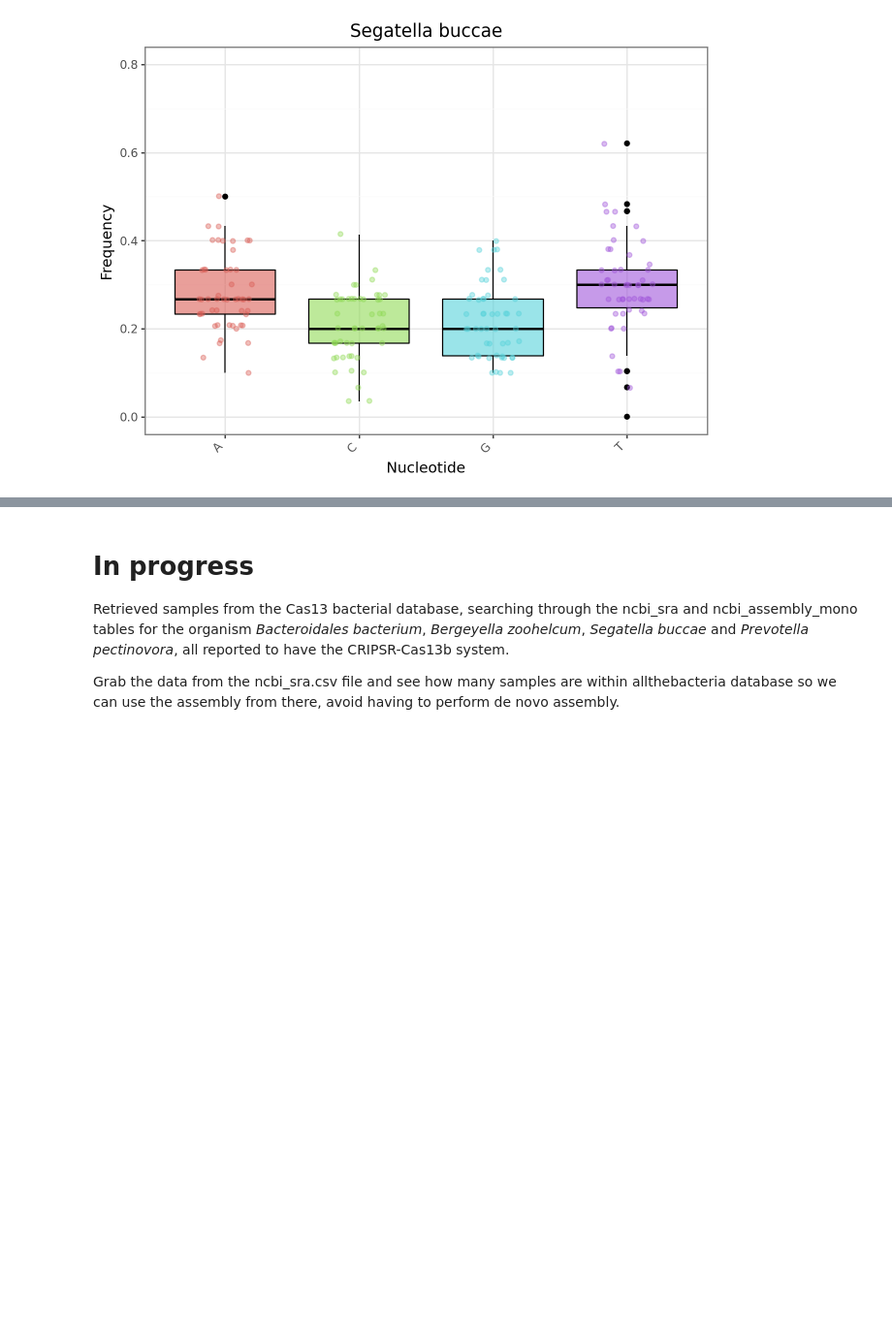
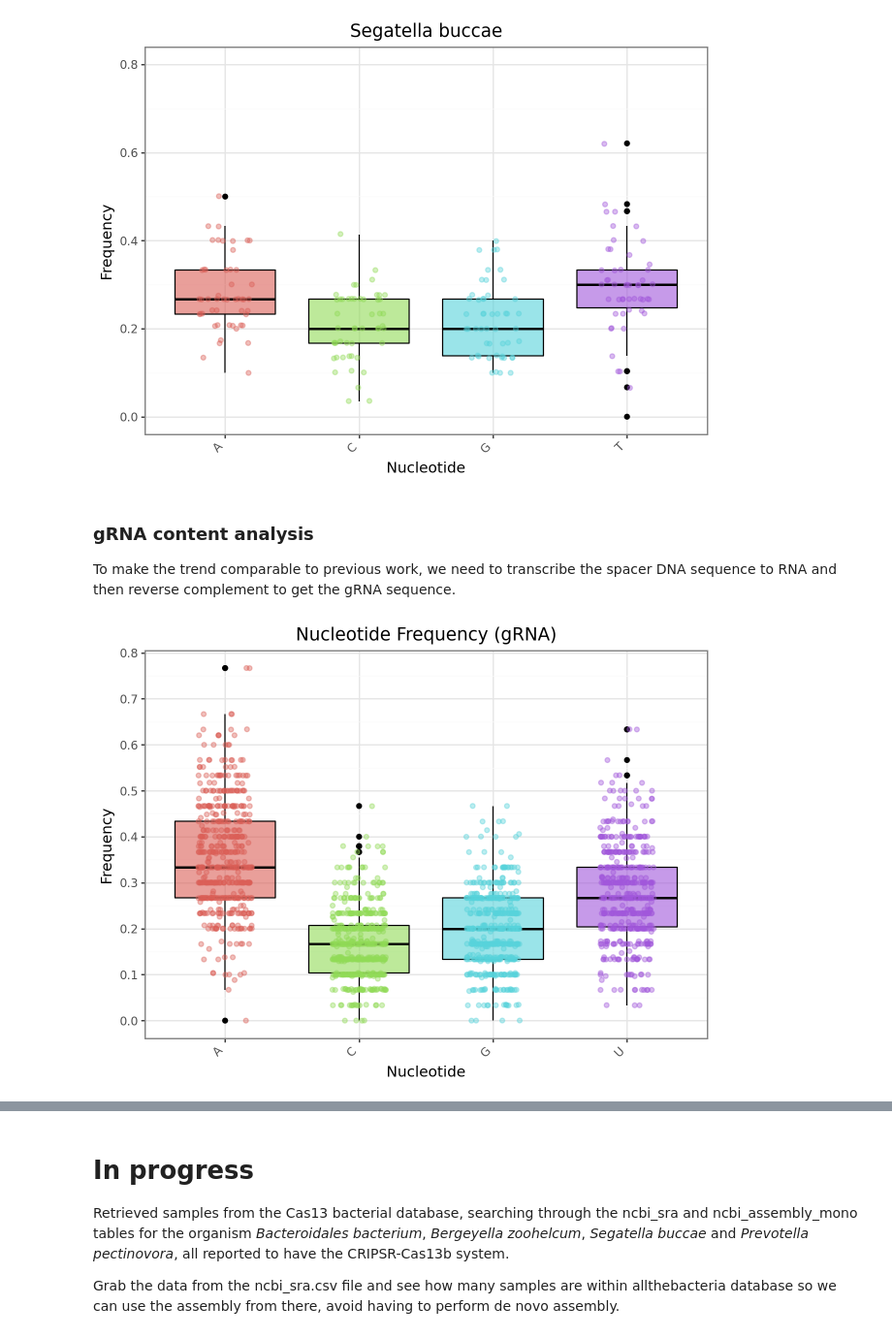
Before and after one commit to rjibengtsson/spacer_analysis, a Jupyter notebook: prelim/premlinary_analysis.ipynb, the cells around one changed output, grey strips where cells are left out. Shown at 97% size. Saved outputs shown, nothing was run; the diff lists cells and outputs as text; code cells hidden in the pictures; blank space fills up the shorter version.

```diff
--- a/prelim/premlinary_analysis.ipynb
+++ b/prelim/premlinary_analysis.ipynb
@@ -763,3 +748,61 @@ p_box = (
 display(p_box)
 # %% [output]
 [figure]
+# %% [markdown]
+### gRNA content analysis
+
+To make the trend comparable to previous work, we need to transcribe the spacer DNA sequence to RNA and then reverse complement to get the gRNA sequence.
+# %%
+import modules.analysis_utils as analysis_utils
+
+# get gRNA sequences from the spacers
+gRNA_sequences = []
+for index, row in spacer_with_species.iterrows():
+    spacer_seq = row['sequence']
+    gRNA = analysis_utils.get_gRNA_seq(spacer_seq)
+    gRNA_sequences.append(gRNA)
+
+spacer_with_species['gRNA_sequence'] = gRNA_sequences
+
+# calculate nucleotide content for gRNA sequences
+for index, row in spacer_with_species.iterrows():
+    gRNA_seq = row['gRNA_sequence']
+    nt_content = analysis_utils.nucleotide_content_calc(gRNA_seq, nt='rna')
+    spacer_with_species.loc[index, 'A'] = nt_content.get('A')
+    spacer_with_species.loc[index, 'C'] = nt_content.get('C')
+    spacer_with_species.loc[index, 'G'] = nt_content.get('G')
+    spacer_with_species.loc[index, 'U'] = nt_content.get('U')
+# %%
+import pathlib as Path
+import os
+import numpy as np
+from IPython.display import display
+import modules.database_utils as db_utils
+from plotnine import (ggplot, aes, geom_histogram, geom_density, theme_bw,
+                      labs, theme, element_text, scale_x_continuous, geom_vline,
+                      geom_boxplot, geom_jitter, scale_x_discrete, stat_summary,
+                      scale_y_continuous)
+import matplotlib.pyplot as plt
+
+# Step 1: Melt to long format
+df_sub = spacer_with_species[['A','C','G','U']]  # Select only nucleotide columns
+df_long = df_sub.melt(var_name='Variable', value_name='Value')
+
+p_box = (
+    ggplot(df_long, aes(x='Variable', y='Value', fill='Variable')) +
+    geom_boxplot(alpha=0.6, color="black") +
+    geom_jitter(aes(color='Variable'), alpha=0.4, width=0.2) +
+    scale_x_discrete(limits=df_long['Variable'].unique()) +
+    scale_y_continuous(breaks=np.arange(0, df_long['Value'].max() + 0.1, 0.1)) +
+    theme_bw() +
+    labs(
+        title='Nucleotide Frequency (gRNA)',
+        x='Nucleotide',
+        y='Frequency'
+    ) +
+    theme(axis_text_x=element_text(rotation=45, hjust=1), legend_position='none')
+)
+
+display(p_box)
+# %% [output]
+[figure, added]
```
Also changed, not shown: parts of 13 cells of this notebook.
